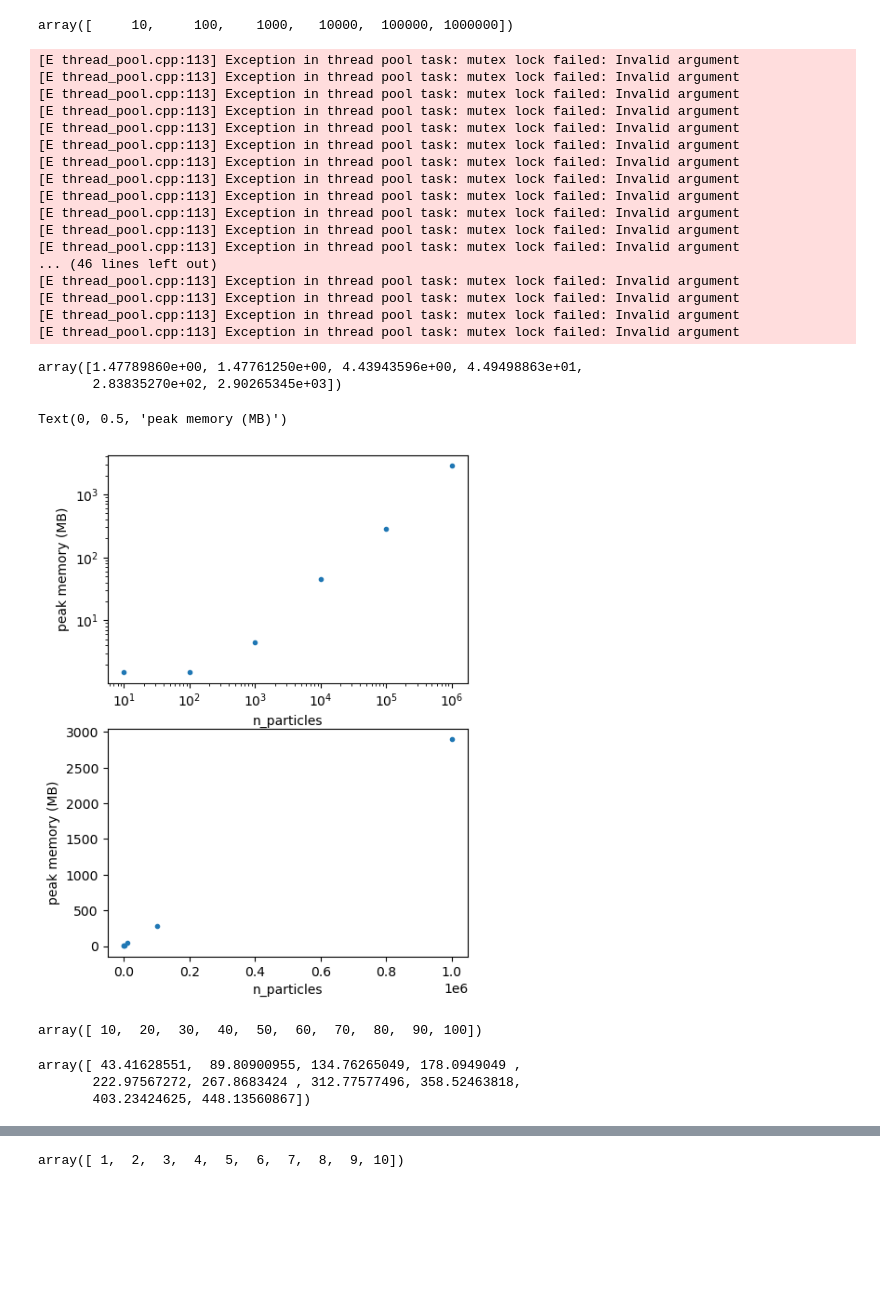
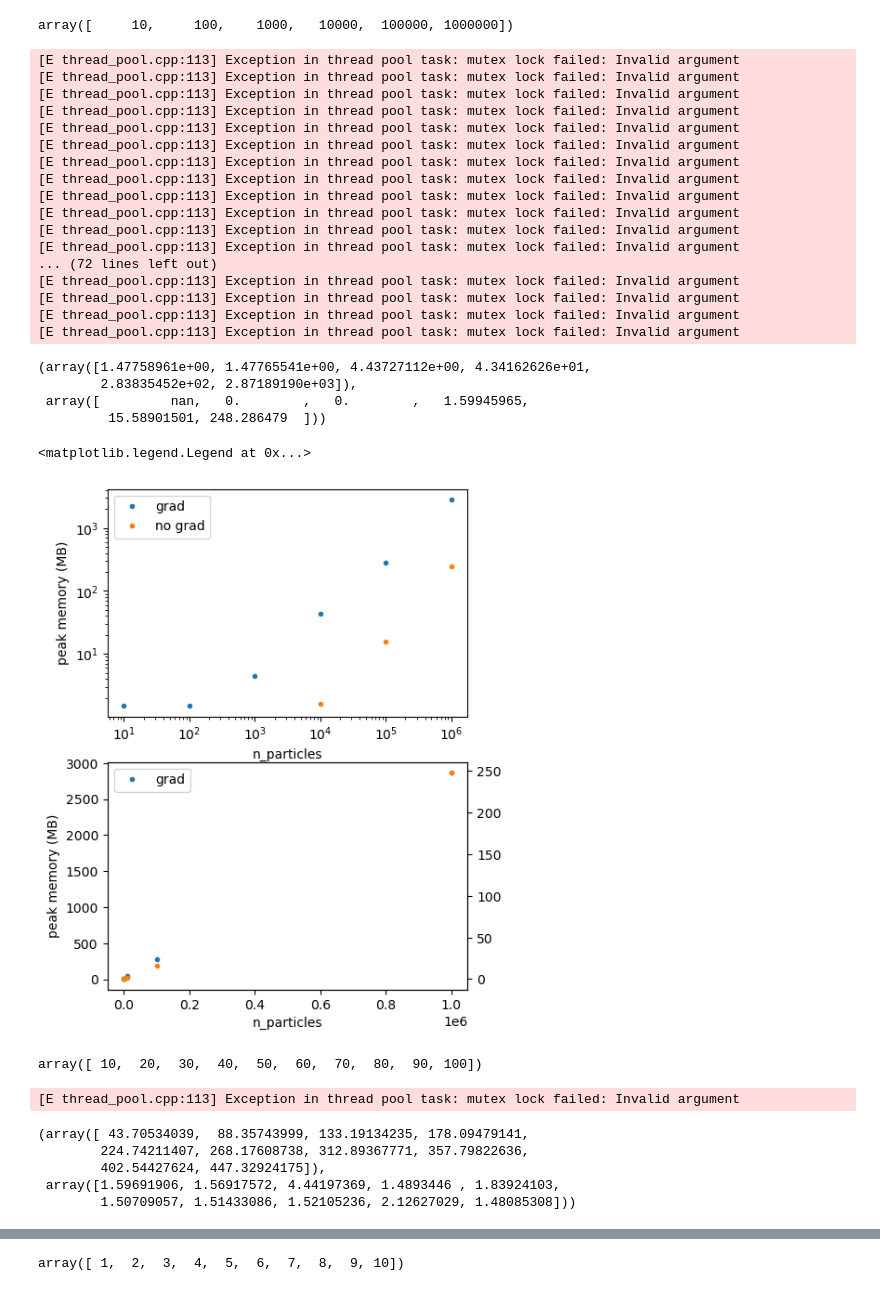
Before and after one commit to bmad-sim/Bmad-X, a Jupyter notebook: dev/torch_module_profiling/torch_module_profiling.ipynb, the cells around one changed output, grey strips where cells are left out. Drawn from its saved outputs; the diff is of its cells as text; code cells hidden in the pictures; blank space fills up the shorter version.

Commit message:
update memory profiling

```diff
--- a/dev/torch_module_profiling/torch_module_profiling.ipynb
+++ b/dev/torch_module_profiling/torch_module_profiling.ipynb
@@ -3,25 +3,36 @@ import json
 import os
 import sys
 import numpy as np
+import matplotlib.pyplot as plt
+prop_cycle = plt.rcParams['axes.prop_cycle']
+colors = prop_cycle.by_key()['color']
 # %%
 N = 6
-n_particles = np.logspace(1, N, N, dtype=int)
-n_quadrupoles = 10
-n_slices = 1
-n_particles
+n_particles1 = np.logspace(1, N, N, dtype=int)
+n_quadrupoles1 = 10
+n_slices1 = 1
+n_particles1
 # %% [output]
 array([     10,     100,    1000,   10000,  100000, 1000000])
 # %%
-max_memory = np.zeros_like(n_particles, dtype=np.double)
+memory1 = np.full_like(n_particles1, np.nan, dtype=np.double)
+memory1_nograd = memory1.copy()
 
-for i, n_par in enumerate(n_particles):
+for i, n_par in enumerate(n_particles1):
     os.system("scalene --memory ./torch_module_profiling.py "
-              + str(n_par) + " " + str(n_quadrupoles) + " " + str(n_slices))
+              + str(n_par) + " " + str(n_quadrupoles1) + " " + str(n_slices1))
     f = open('profile.json')
     lines = json.load(f)['files']['./torch_module_profiling.py']['lines']
     for line in lines:
         if line['lineno'] == 39:
-            max_memory[i] = line['n_peak_mb']
+            memory1[i] = line['n_peak_mb']
+    os.system("scalene --memory ./torch_module_profiling_no_grad.py "
+              + str(n_par) + " " + str(n_quadrupoles1) + " " + str(n_slices1))
+    f = open('profile.json')
+    lines = json.load(f)['files']['./torch_module_profiling_no_grad.py']['lines']
+    for line in lines:
+        if line['lineno'] == 39:
+            memory1_nograd[i] = line['n_peak_mb']
 # %% [output]
 [E thread_pool.cpp:113] Exception in thread pool task: mutex lock failed: Invalid argument
 [E thread_pool.cpp:113] Exception in thread pool task: mutex lock failed: Invalid argument
@@ -35,28 +46,35 @@ for i, n_par in enumerate(n_particles):
 [E thread_pool.cpp:113] Exception in thread pool task: mutex lock failed: Invalid argument
 [E thread_pool.cpp:113] Exception in thread pool task: mutex lock failed: Invalid argument
 [E thread_pool.cpp:113] Exception in thread pool task: mutex lock failed: Invalid argument
-... (46 lines left out)
+... (72 lines left out)
 [E thread_pool.cpp:113] Exception in thread pool task: mutex lock failed: Invalid argument
 [E thread_pool.cpp:113] Exception in thread pool task: mutex lock failed: Invalid argument
 [E thread_pool.cpp:113] Exception in thread pool task: mutex lock failed: Invalid argument
 [E thread_pool.cpp:113] Exception in thread pool task: mutex lock failed: Invalid argument
 # %%
-max_memory
+memory1, memory1_nograd
 # %% [output]
-array([1.47789860e+00, 1.47761250e+00, 4.43943596e+00, 4.49498863e+01,
-       2.83835270e+02, 2.90265345e+03])
+(array([1.47758961e+00, 1.47765541e+00, 4.43727112e+00, 4.34162626e+01,
+        2.83835452e+02, 2.87189190e+03]),
+ array([         nan,   0.        ,   0.        ,   1.59945965,
+         15.58901501, 248.286479  ]))
 # %%
 import matplotlib.pyplot as plt
 fig, ax = plt.subplots(2,1, figsize=(5,7))
-ax[0].plot(n_particles[:], np.array(max_memory)[:], '.')
+ax[0].plot(n_particles1, np.array(memory1), '.', label='grad')
+ax[0].plot(n_particles1, np.array(memory1_nograd), '.', label='no grad')
 ax[0].set_xscale('log')
 ax[0].set_yscale('log')
 ax[0].set_xlabel('n_particles')
 ax[0].set_ylabel('peak memory (MB)')
-ax[1].plot(n_particles[:], np.array(max_memory)[:], '.')
+ax[0].legend()
+ax2 = ax[1].twinx()
+ax[1].plot(n_particles1, np.array(memory1), '.',color=colors[0], label='grad')
+ax2.plot(n_particles1, np.array(memory1_nograd), '.',color=colors[1], label='no grad')
 ax[1].set_xlabel('n_particles')
 ax[1].set_ylabel('peak memory (MB)')
+ax[1].legend()
 # %% [output]
-Text(0, 0.5, 'peak memory (MB)')
+<matplotlib.legend.Legend at 0x...>
-[figure, old version]
+[figure, new version]
 # %%
@@ -67,21 +85,33 @@ n_quadrupoles
 # %% [output]
 array([ 10,  20,  30,  40,  50,  60,  70,  80,  90, 100])
 # %%
-max_memory = np.zeros_like(n_quadrupoles, dtype=np.double)
+memory2 = np.full_like(n_quadrupoles2, np.nan, dtype=np.double)
+memory2_nograd = memory2.copy()
 
-for i, n_quads in enumerate(n_quadrupoles):
+for i, n_quads in enumerate(n_quadrupoles2):
     os.system("scalene --memory ./torch_module_profiling.py "
-              + str(n_particles) + " " + str(n_quads) + " " + str(n_slices) )
+              + str(n_particles2) + " " + str(n_quads) + " " + str(n_slices2) )
     f = open('profile.json')
     lines = json.load(f)['files']['./torch_module_profiling.py']['lines']
     for line in lines:
         if line['lineno'] == 39:
-            max_memory[i] = line['n_peak_mb']
+            memory2[i] = line['n_peak_mb']
+    os.system("scalene --memory ./torch_module_profiling_no_grad.py "
+              + str(n_particles2) + " " + str(n_quads) + " " + str(n_slices2) )
+    f = open('profile.json')
+    lines = json.load(f)['files']['./torch_module_profiling_no_grad.py']['lines']
+    for line in lines:
+        if line['lineno'] == 39:
+            memory2_nograd[i] = line['n_peak_mb']
+# %% [output]
+[E thread_pool.cpp:113] Exception in thread pool task: mutex lock failed: Invalid argument
 # %%
-max_memory
+memory2, memory2_nograd
 # %% [output]
-array([ 43.41628551,  89.80900955, 134.76265049, 178.0949049 ,
-       222.97567272, 267.8683424 , 312.77577496, 358.52463818,
-       403.23424625, 448.13560867])
+(array([ 43.70534039,  88.35743999, 133.19134235, 178.09479141,
+        224.74211407, 268.17608738, 312.89367771, 357.79822636,
+        402.54427624, 447.32924175]),
+ array([1.59691906, 1.56917572, 4.44197369, 1.4893446 , 1.83924103,
+        1.50709057, 1.51433086, 1.52105236, 2.12627029, 1.48085308]))
 # %%
 fig, ax = plt.subplots()
```
Also changed, not shown: parts of 6 cells of this notebook, 3 other files.
